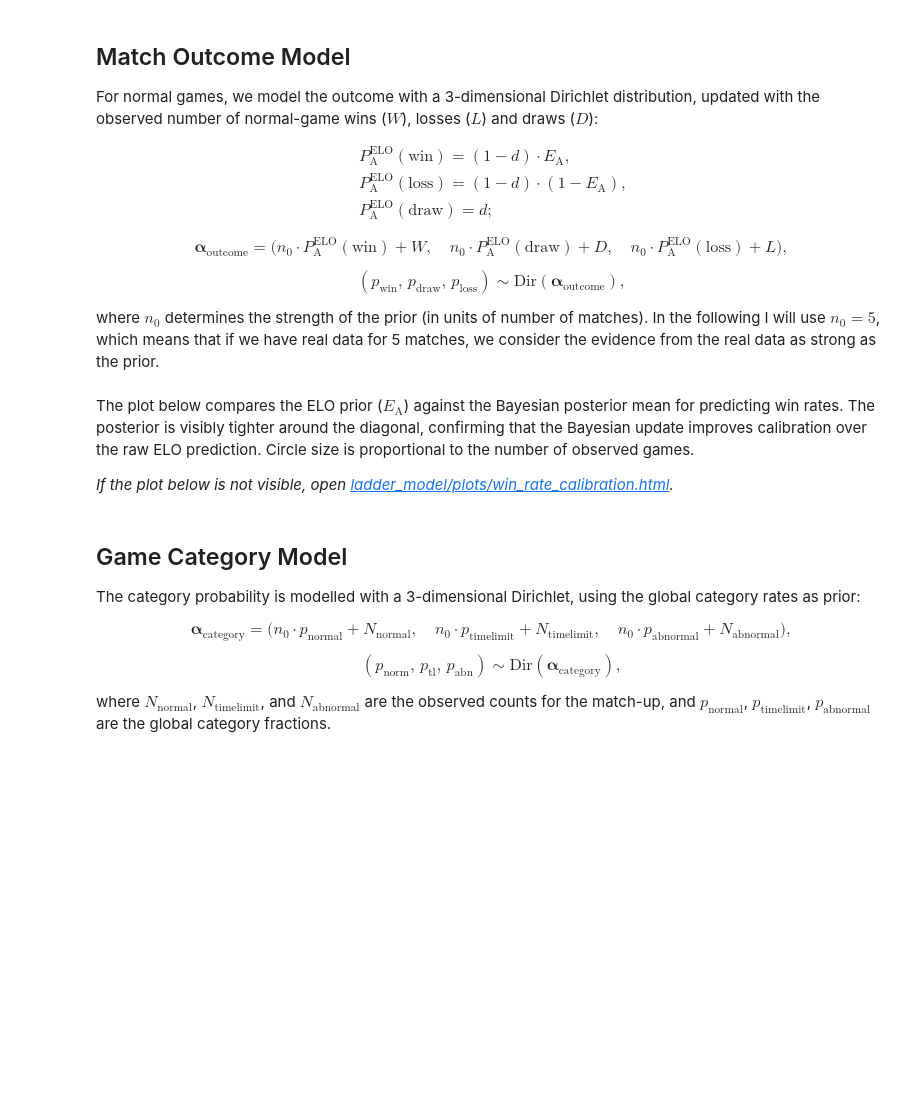
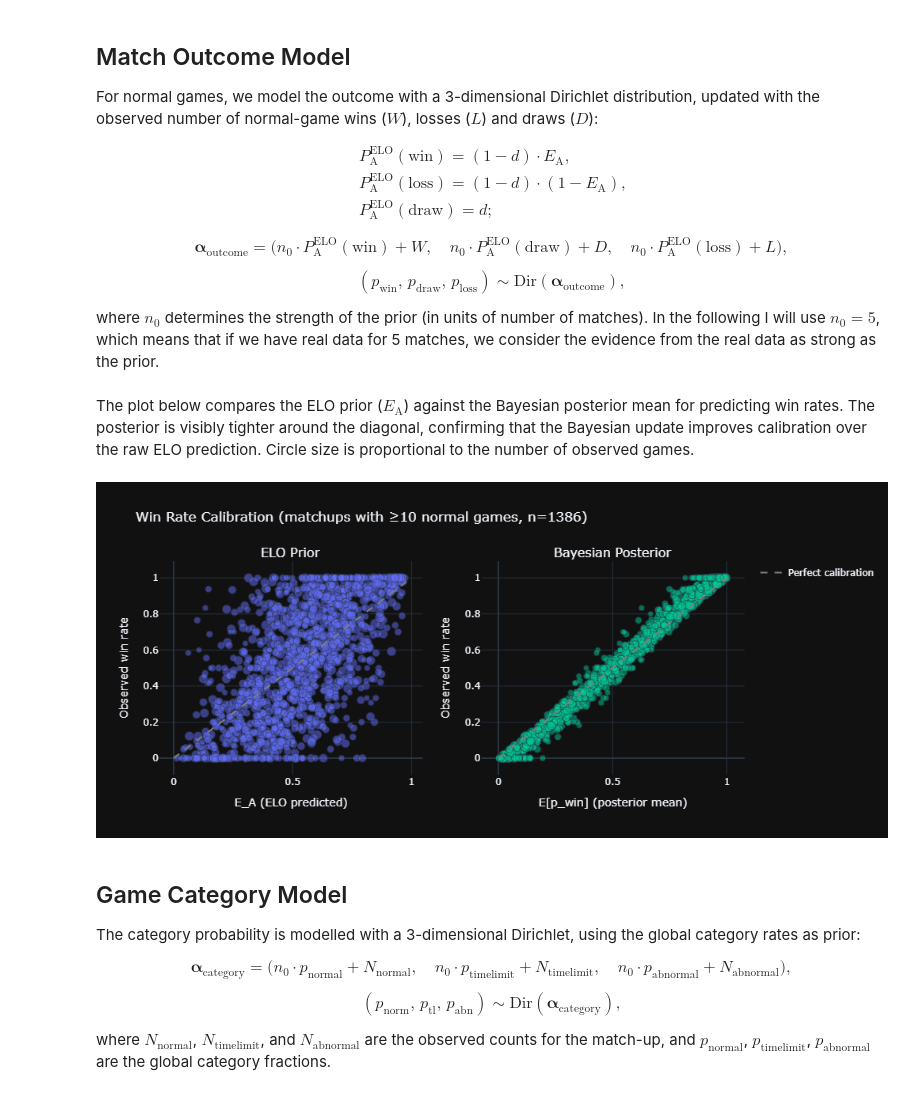
Before and after one commit to maxnus/sc2-matchmaking-prototype, a Jupyter notebook: ladder_model.ipynb, the cells around one changed output. Drawn from its saved outputs; the diff is of its cells as text; code cells hidden in the pictures; blank space fills up the shorter version.

Commit message:
Adds ladder model calibration

```diff
--- a/ladder_model.ipynb
+++ b/ladder_model.ipynb
@@ -72,43 +72,43 @@ $$
 where $n_0$ determines the strength of the prior (in units of number of matches). In the following I will use $n_0 = 5$, which means that if we have real data for 5 matches, we consider the evidence from the real data as strong as the prior.
 # %% [markdown]
 The plot below compares the ELO prior ($E_\text{A}$) against the Bayesian posterior mean for predicting win rates. The posterior is visibly tighter around the diagonal, confirming that the Bayesian update improves calibration over the raw ELO prediction. Circle size is proportional to the number of observed games.
-
-*If the plot below is not visible, open [ladder_model/plots/win_rate_calibration.html](ladder_model/plots/win_rate_calibration.html).*
 # %%
 import numpy as np
 import pandas as pd
 from plotly.subplots import make_subplots
 import plotly.graph_objects as go
 
 matchups = pd.read_csv("ladder_model/matchup_params.csv")
 df = matchups.copy()
 df["total_normal"] = df["W"] + df["L"] + df["D"]
 df = df[df["total_normal"] >= 10]
 df["observed_winrate"] = df["W"] / df["total_normal"]
 df["posterior_winrate"] = df["alpha_win"] / (df["alpha_win"] + df["alpha_draw"] + df["alpha_loss"])
 
 fig = make_subplots(rows=1, cols=2, subplot_titles=["ELO Prior", "Bayesian Posterior"])
 marker = dict(size=np.log1p(df["total_normal"]) * 3, opacity=0.5)
 text = df["bot_lo_name"] + " vs " + df["bot_hi_name"]
 
 for col, x_col in [(1, "E_A"), (2, "posterior_winrate")]:
     fig.add_trace(go.Scatter(
         x=df[x_col], y=df["observed_winrate"], mode="markers", marker=marker, text=text,
         hovertemplate="%{text}<br>Predicted: %{x:.2f}<br>Observed: %{y:.2f}<extra></extra>",
         showlegend=False,
     ), row=1, col=col)
     fig.add_trace(go.Scatter(
         x=[0, 1], y=[0, 1], mode="lines", line=dict(dash="dash", color="gray"),
         showlegend=col == 1, name="Perfect calibration",
     ), row=1, col=col)
 
 n = len(df)
 fig.update_xaxes(title_text="E_A (ELO predicted)", row=1, col=1)
 fig.update_xaxes(title_text="E[p_win] (posterior mean)", row=1, col=2)
 fig.update_yaxes(title_text="Observed win rate", row=1, col=1)
 fig.update_yaxes(title_text="Observed win rate", row=1, col=2)
-fig.update_layout(title=f"Win Rate Calibration (matchups with ≥10 normal games, n={n})")
-fig.show()
+fig.update_layout(title=f"Win Rate Calibration (matchups with ≥10 normal games, n={n})", width=1000, height=450)
+fig.show(renderer="png")
+# %% [output]
+[figure, added]
 # %% [markdown]
 ## Game Category Model
 
```
Also changed, not shown: parts of 2 cells of this notebook.
